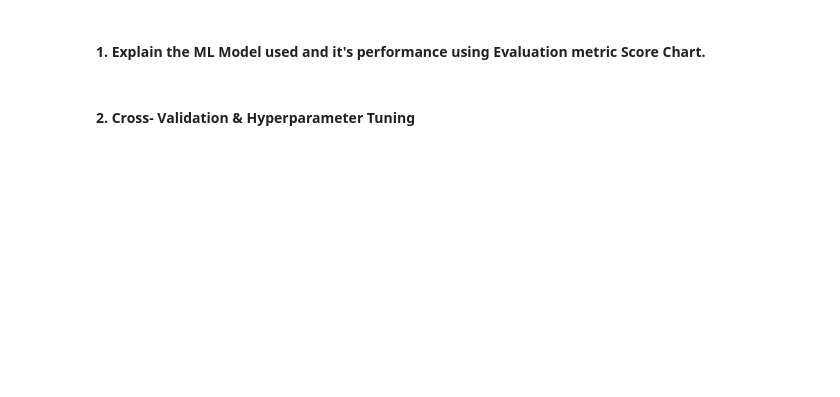
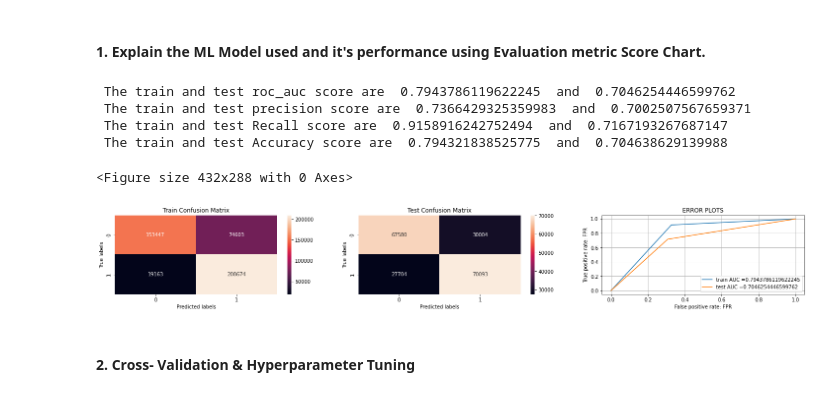
Before and after one commit to ad709kr/Health-insurance-cross-sell-prediction, a Jupyter notebook: Heath_Insurance_cross_sell_prediction.ipynb, the cells around one changed output. Cells and saved outputs as stored; diff of their text form; code cells hidden in the pictures; blank space fills up the shorter version.

```diff
--- a/Heath_Insurance_cross_sell_prediction.ipynb
+++ b/Heath_Insurance_cross_sell_prediction.ipynb
@@ -1187,8 +1214,8 @@ policy_x_test_1 = np.asarray(policy_test_1).reshape(-1,1)
 policy_x_test_0 = np.asarray(policy_test_0).reshape(-1,1)
 
 # numerical feature
-data_num_x_train = np.asarray(x_train[['Age', 'Region_Code', 'Annual_Premium']])
-data_num_x_test = np.asarray(x_test[['Age', 'Region_Code', 'Annual_Premium']])
+data_num_x_train = np.asarray(x_train[['Age', 'Vintage', 'Annual_Premium']])
+data_num_x_test = np.asarray(x_test[['Age', 'Vintage', 'Annual_Premium']])
 # %%
 # stacking the data
 x_train1 = np.hstack((data_cat_x_train,region_x_train_0,region_x_train_1,policy_x_train_0,policy_x_train_1,data_num_x_train))
@@ -1248,2 +1319,18 @@ Answer Here.
+# %%
+# ML Model - 1 Implementation
+def LogisticRegressionModel(x_train,x_test,y_train):
+  '''
+  This function trains the logistic regression model and return the predicted train and test value
+  '''
+
+  logistic = LogisticRegression()  # default value of C = 1.0
+  # Fit the Algorithm
+  logistic.fit(x_train,y_train)
+  # Predict on the model
+  y_train_pred = logistic.predict(x_train)
+  y_test_pred = logistic.predict(x_test)
+  return y_train_pred,y_test_pred
+
+y_train_pred_log,y_test_pred_log = LogisticRegressionModel(x_train_final,x_test_final,y_train)
 # %% [markdown]
 #### 1. Explain the ML Model used and it's performance using Evaluation metric Score Chart.
@@ -1252,2 +1337,12 @@ Answer Here.
+# %%
+# evaluation matrix
+train_roc_auc_log,test_roc_auc_log, train_accuracy_log,test_accuracy_log, test_precision_log, test_recall_log = evaluation_matrix(y_train_pred_log, y_test_pred_log, y_train,y_test)
+# %% [output]
+ The train and test roc_auc score are  0.7943786119622245  and  0.7046254446599762
+ The train and test precision score are  0.7366429325359983  and  0.7002507567659371
+ The train and test Recall score are  0.9158916242752494  and  0.7167193267687147
+ The train and test Accuracy score are  0.794321838525775  and  0.704638629139988
+<Figure size 432x288 with 0 Axes>
+[figure, added]
 # %% [markdown]
 #### 2. Cross- Validation & Hyperparameter Tuning
```
Also changed, not shown: parts of 84 cells of this notebook.
